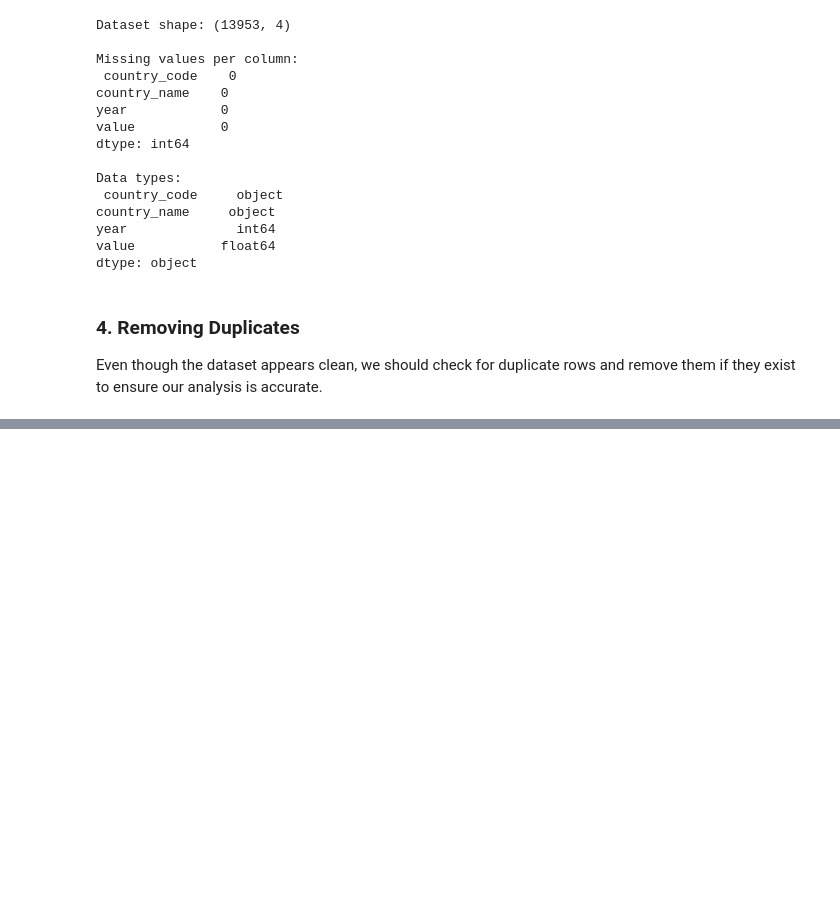
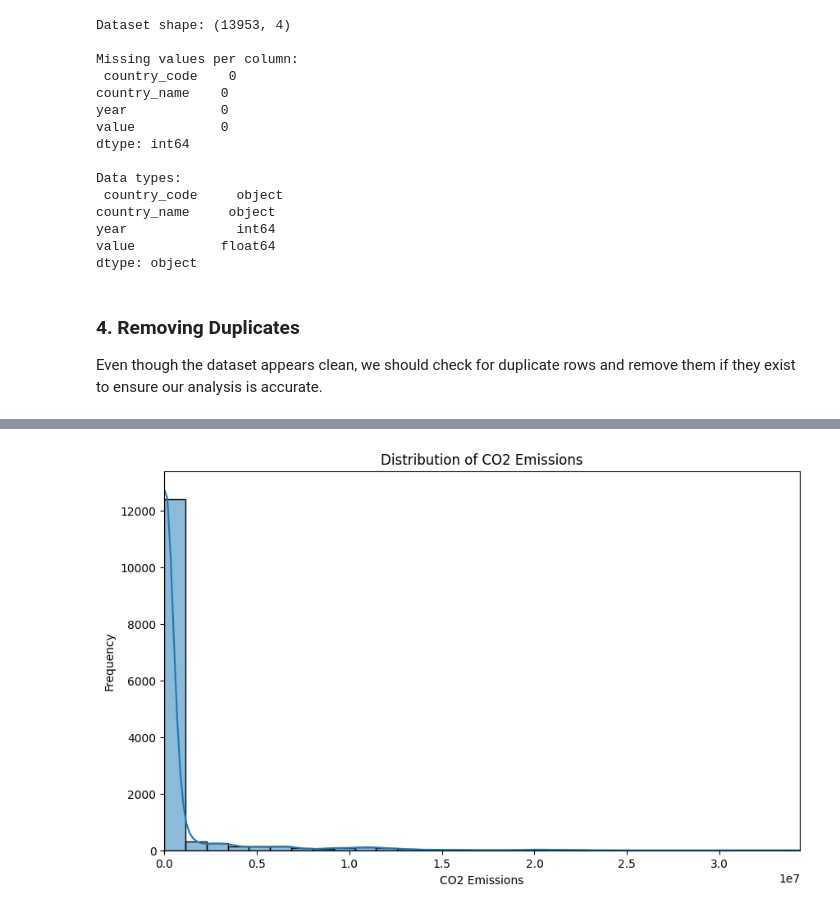
Before and after one commit to MaksimusRex/Data-Analysis-on-Emissions-Energy-and-EVs, a Jupyter notebook: DataAnalysisEmissions.ipynb, the cells around one changed output, grey strips where cells are left out. Drawn from its saved outputs; the diff is of its cells as text; code cells hidden in the pictures; blank space fills up the shorter version.

Commit message:
Added EDA for dataset 1

```diff
--- a/DataAnalysisEmissions.ipynb
+++ b/DataAnalysisEmissions.ipynb
@@ -138,3 +142,9 @@ dtype: object
 
 Even though the dataset appears clean, we should check for duplicate rows
 and remove them if they exist to ensure our analysis is accurate.
+# %%
+# Remove duplicate rows
+df_co2.drop_duplicates(inplace=True)
+
+# Verify duplicates removed
+print("Number of duplicate rows:", df_co2.duplicated().sum())
@@ -140,0 +158,6 @@ and remove them if they exist to ensure our analysis is accurate.
+# %%
+# Rename 'value' to 'CO2_Emissions'
+df_co2.rename(columns={'value': 'CO2_Emissions'}, inplace=True)
+
+# Check the first few rows
+df_co2.head()
@@ -140,0 +194,13 @@ and remove them if they exist to ensure our analysis is accurate.
+# %%
+plt.figure(figsize=(10,6))
+sns.histplot(df_co2['CO2_Emissions'], bins=30, kde=True)
+plt.title('Distribution of CO2 Emissions')
+plt.xlabel('CO2 Emissions')
+plt.ylabel('Frequency')
+
+# Set x-axis from minimum to maximum value in your dataset
+plt.xlim(df_co2['CO2_Emissions'].min(), df_co2['CO2_Emissions'].max())
+
+plt.show()
+# %% [output]
+[figure, added]
```
Also changed, not shown: parts of 25 cells of this notebook.
